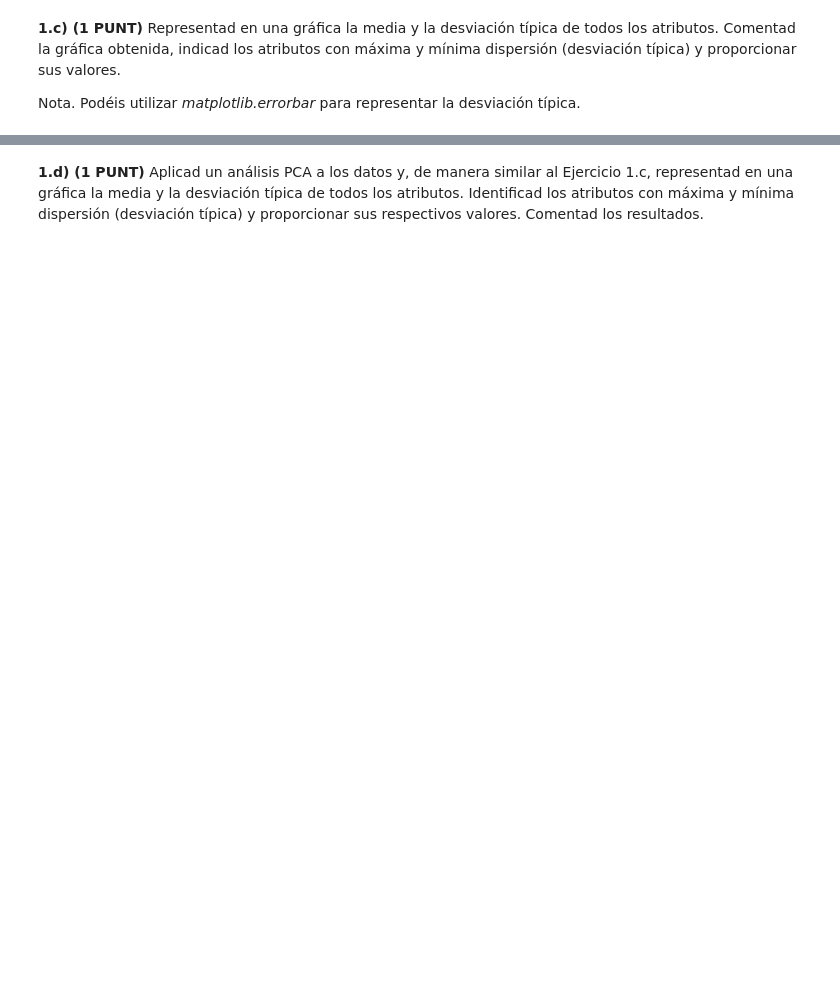
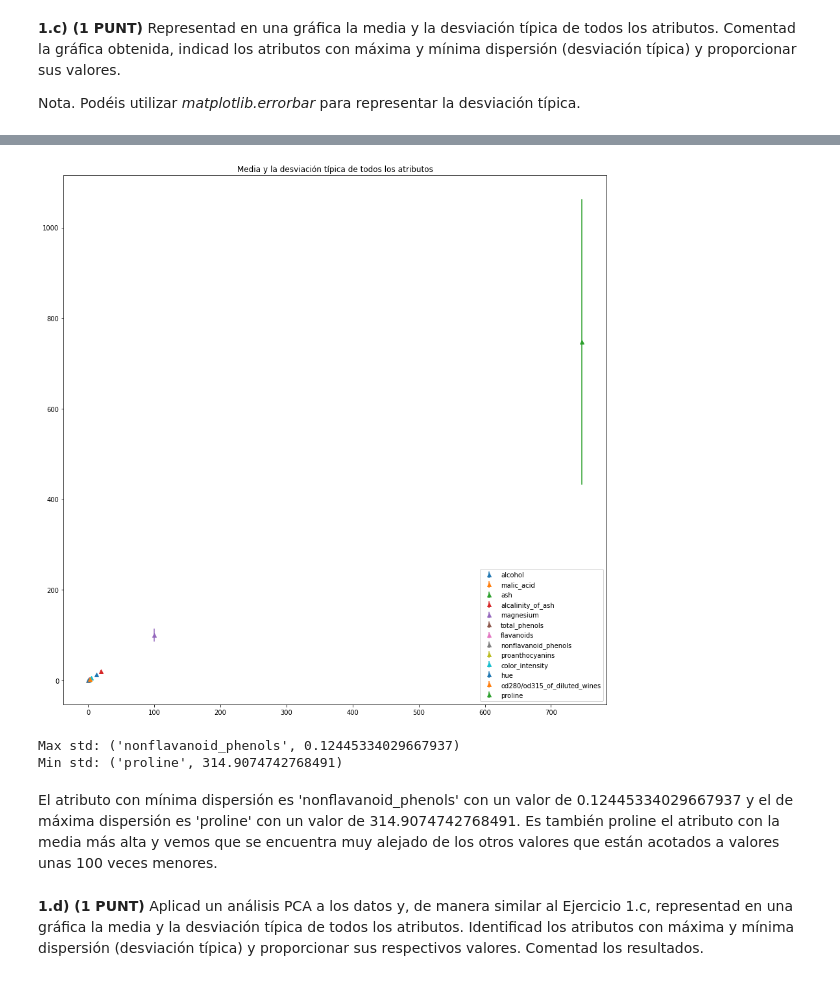
Before and after one commit to pablo-grande/IA, a Jupyter notebook: PEC2/iaa2022_pac2_TEMPLATE_ib.ipynb, the cells around one changed output, grey strips where cells are left out. Saved outputs shown, nothing was run; the diff lists cells and outputs as text; code cells hidden in the pictures; blank space fills up the shorter version.

```diff
--- a/PEC2/iaa2022_pac2_TEMPLATE_ib.ipynb
+++ b/PEC2/iaa2022_pac2_TEMPLATE_ib.ipynb
@@ -140,2 +186,35 @@ Añadid aquí vuestra respuesta.
+# %%
+# 1.c: añadid y ejecutad vuestro código aquí
+fig = plt.figure()
+fig.set_size_inches(15, 15)
+plt.title("Media y la desviación típica de todos los atributos")
+
+# plt.errorbar(df_features.alcohol, df_features.alcohol, xerr=0.2, yerr=0.4)
+min_std = None
+max_std = None
+means = []
+stds = []
+
+for attr, mean in df_features.mean().items():
+    std = df_features[attr].std()
+    if not min_std or std < min_std[1]:
+        min_std = (attr, std)
+    if not max_std or std > max_std[1]:
+        max_std = (attr, std)
+    means.append(mean)
+    stds.append(std)
+    plt.errorbar(mean, mean, std, linestyle='None', marker='^', label=attr)
+
+plt.legend(loc='lower right')
+plt.show()
+
+print(f"Max std: {min_std}\nMin std: {max_std}")
+# %% [output]
+[figure, added]
+Max std: ('nonflavanoid_phenols', 0.12445334029667937)
+Min std: ('proline', 314.9074742768491)
+# %% [markdown]
+El atributo con mínima dispersión es 'nonflavanoid_phenols' con un valor de 0.12445334029667937 y el de máxima dispersión es 'proline' con un valor de 314.9074742768491.
+Es también proline el atributo con la media más alta y vemos que se encuentra muy alejado de los otros valores que están acotados a valores unas 100 veces menores.
 # %% [markdown]
 **1.d) (1 PUNT)** Aplicad un análisis PCA a los datos y, de manera similar al Ejercicio 1.c, representad en una gráfica la media y la desviación típica de todos los atributos. Identificad los atributos con máxima y mínima dispersión (desviación típica) y proporcionar sus respectivos valores. Comentad los resultados.
```
Also changed, not shown: parts of 27 cells of this notebook, 1 other file.
